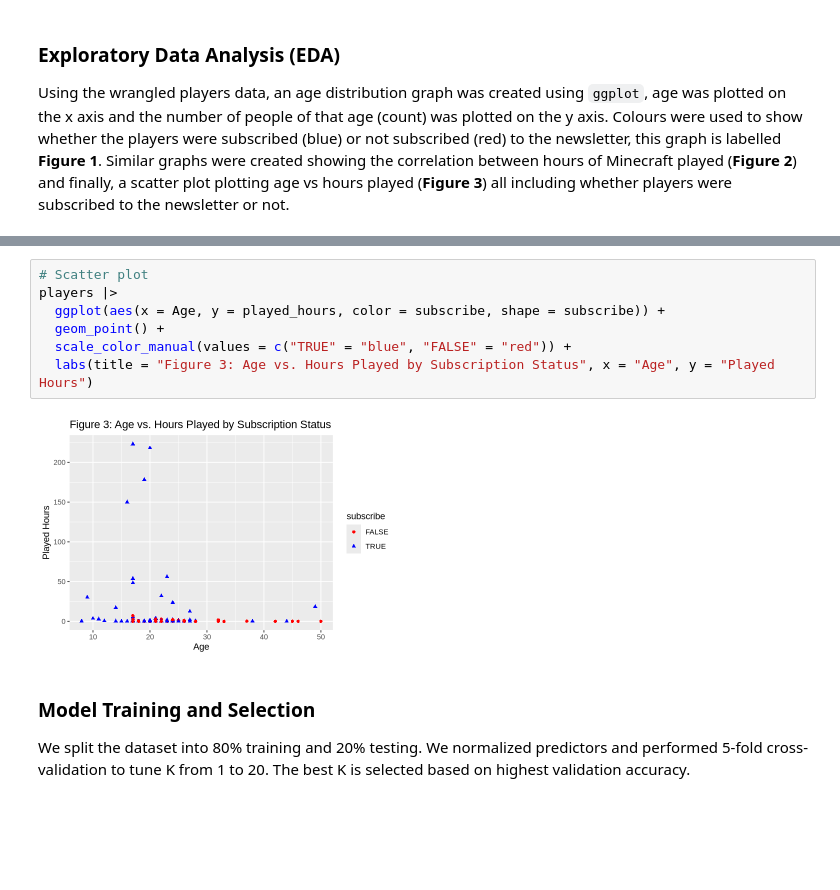
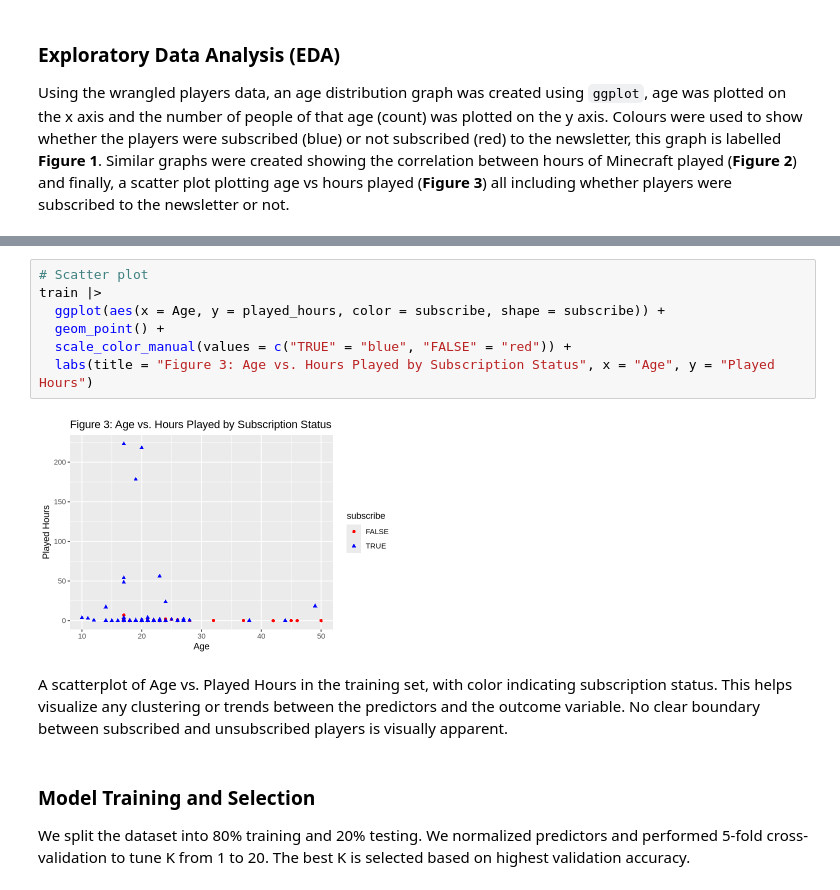
Before and after one commit to karanjohall/Project-Final-Report, a Jupyter notebook: methods_and_results.ipynb, the cells around one changed output, grey strips where cells are left out. Saved outputs shown, nothing was run; the diff lists cells and outputs as text; blank space fills up the shorter version.

```diff
--- a/methods_and_results.ipynb
+++ b/methods_and_results.ipynb
@@ -118,12 +125,14 @@ Warning message:
 # %%
 # Scatter plot
-players |>
+train |>
   ggplot(aes(x = Age, y = played_hours, color = subscribe, shape = subscribe)) +
   geom_point() +
   scale_color_manual(values = c("TRUE" = "blue", "FALSE" = "red")) +
   labs(title = "Figure 3: Age vs. Hours Played by Subscription Status", x = "Age", y = "Played Hours")
 # %% [output]
-[figure, old version]
+[figure, new version]
+# %% [markdown]
+A scatterplot of Age vs. Played Hours in the training set, with color indicating subscription status. This helps visualize any clustering or trends between the predictors and the outcome variable. No clear boundary between subscribed and unsubscribed players is visually apparent.
 # %% [markdown]
 ### Model Training and Selection
 We split the dataset into 80% training and 20% testing. We normalized predictors and performed 5-fold cross-validation to tune K from 1 to 20. The best K is selected based on highest validation accuracy.
```
Also changed, not shown: parts of 10 cells of this notebook.
